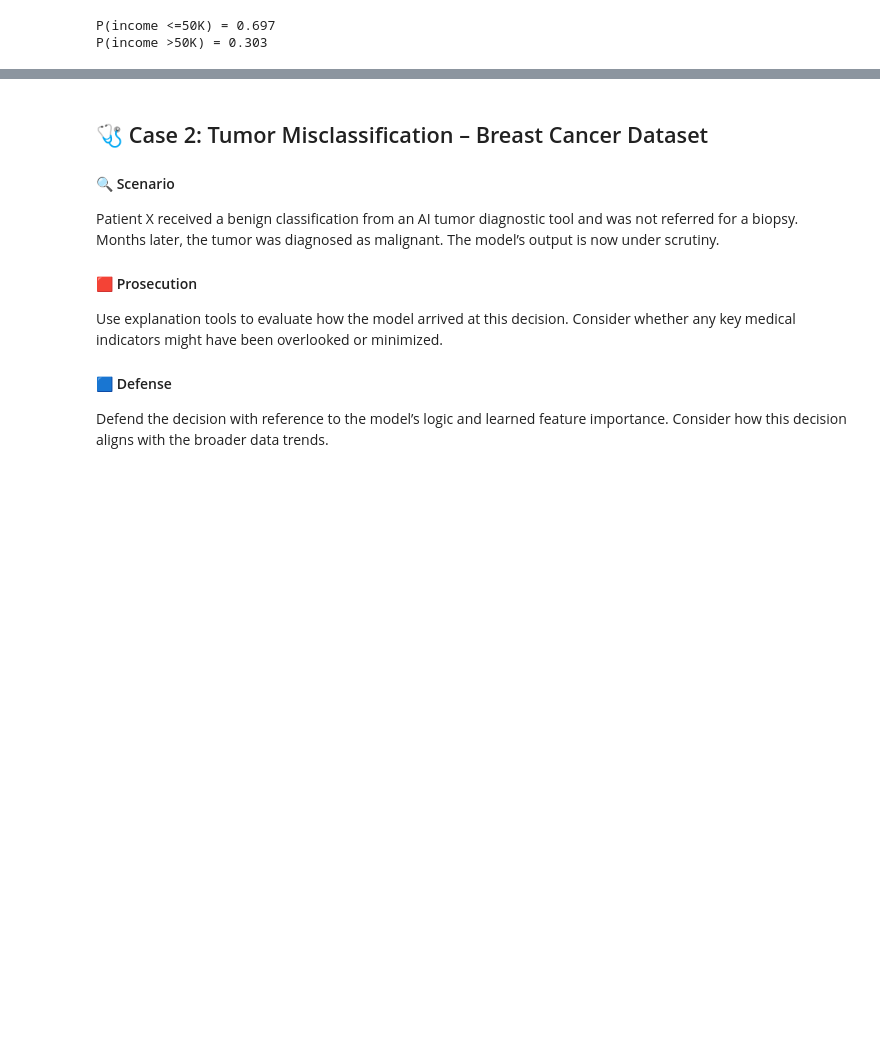
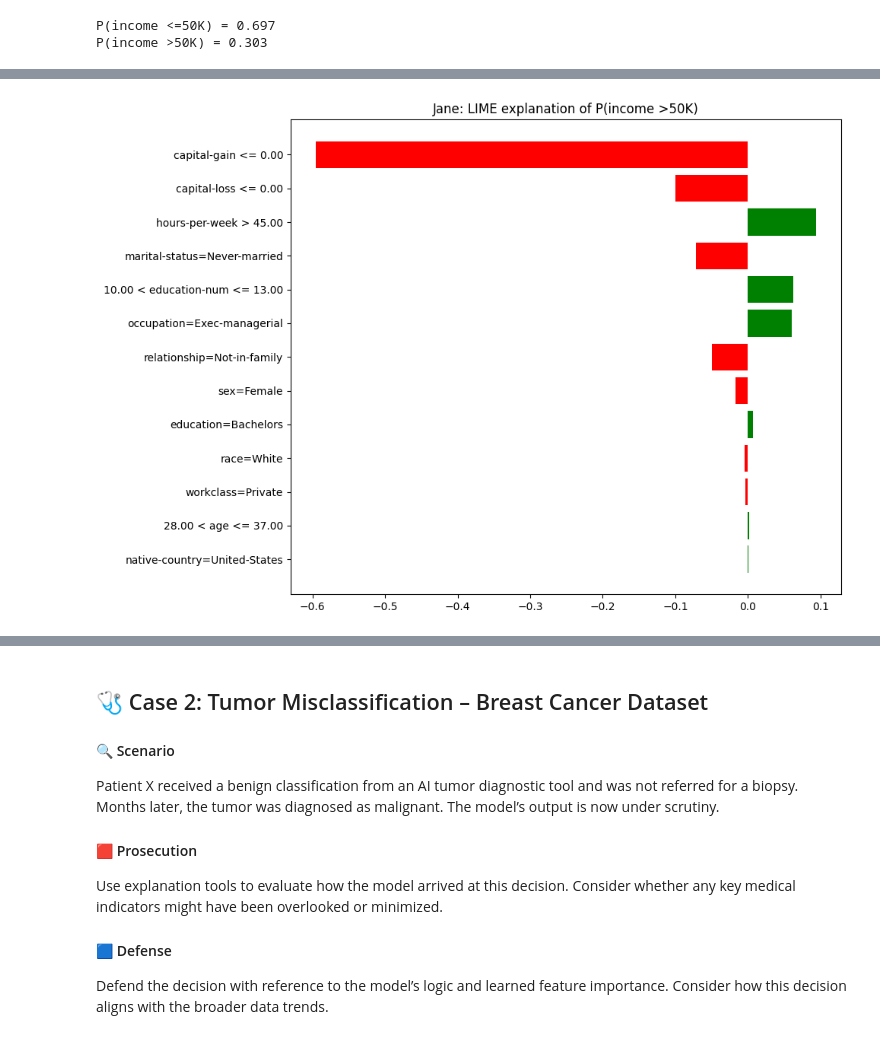
Before and after one commit to YongrongLu/XAI-case1, a Jupyter notebook: assignments/machine_learning_court.ipynb, the cells around one changed output, grey strips where cells are left out. Saved outputs shown, nothing was run; the diff lists cells and outputs as text; code cells hidden in the pictures; blank space fills up the shorter version.

```diff
--- a/assignments/machine_learning_court.ipynb
+++ b/assignments/machine_learning_court.ipynb
@@ -191,0 +332,77 @@ P(income >50K) = 0.303
+# %%
+from lime.lime_tabular import LimeTabularExplainer
+import numpy as np
+import pandas as pd
+import matplotlib.pyplot as plt
+
+feature_names = X_train.columns.tolist()
+
+# Identify categorical columns and their readable labels
+categorical_features = [
+    i for i, col in enumerate(feature_names)
+    if col in encoders
+]
+
+categorical_names = {
+    i: encoders[feature_names[i]].classes_.tolist()
+    for i in categorical_features
+}
+
+# Preserve feature names when passing LIME samples to the model
+def predict_for_lime(samples):
+    samples_df = pd.DataFrame(samples, columns=feature_names)
+    return model_adult.predict_proba(samples_df)
+
+lime_explainer = LimeTabularExplainer(
+    training_data=X_train.to_numpy(dtype=float),
+    feature_names=feature_names,
+    class_names=[
+        ">50K" if label == 1 else "<=50K"
+        for label in model_adult.classes_
+    ],
+    categorical_features=categorical_features,
+    categorical_names=categorical_names,
+    mode="classification",
+    discretize_continuous=True,
+    random_state=42
+)
+
+class_index = list(model_adult.classes_).index(1)
+
+lime_result = lime_explainer.explain_instance(
+    data_row=jane_df.iloc[0].to_numpy(dtype=float),
+    predict_fn=predict_for_lime,
+    labels=(class_index,),
+    num_features=len(feature_names),
+    num_samples=5000
+)
+
+# Plot the explanation for the same class used in SHAP
+fig = lime_result.as_pyplot_figure(label=class_index)
+fig.set_size_inches(10, 7)
+plt.title("Jane: LIME explanation of P(income >50K)")
+plt.tight_layout()
+plt.show()
+
+# Display the local explanation weights
+lime_table = pd.DataFrame(
+    lime_result.as_list(label=class_index),
+    columns=["Feature condition", "LIME weight"]
+)
+display(lime_table)
+
+# Assess how well LIME approximates the random forest
+actual_probability = predict_for_lime(
+    jane_df.to_numpy(dtype=float)
+)[0, class_index]
+
+local_probability = float(
+    np.asarray(lime_result.local_pred).ravel()[0]
+)
+
+print(f"Random forest probability: {actual_probability:.4f}")
+print(f"LIME local approximation: {local_probability:.4f}")
+print(f"Absolute difference: {abs(actual_probability - local_probability):.4f}")
+print(f"LIME weighted R²: {lime_result.score:.4f}")
+# %% [output]
+[figure, added]
```
Also changed, not shown: parts of 9 cells of this notebook.
